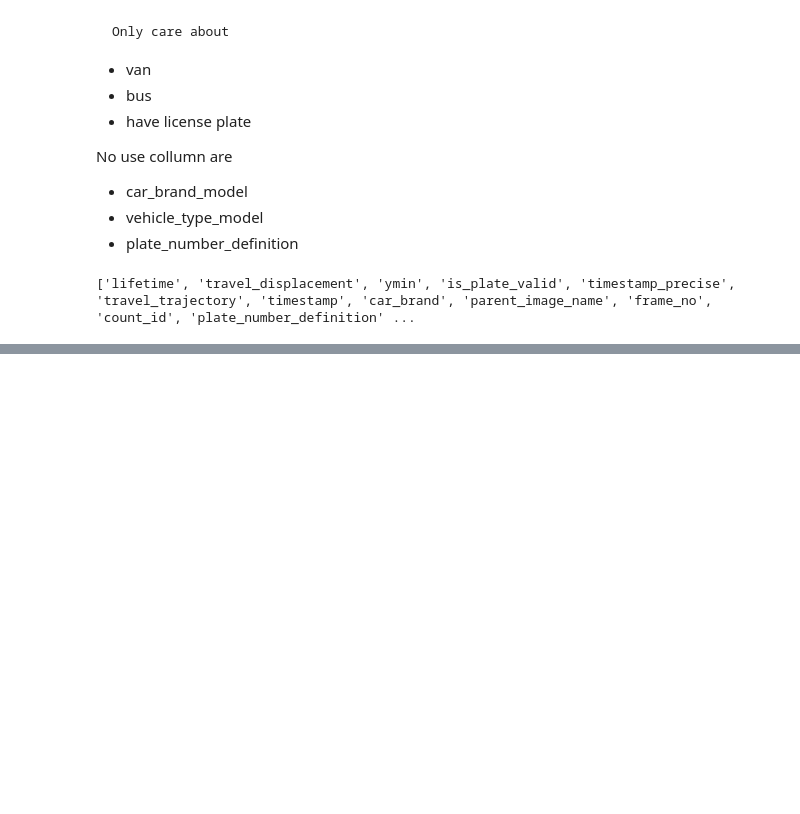
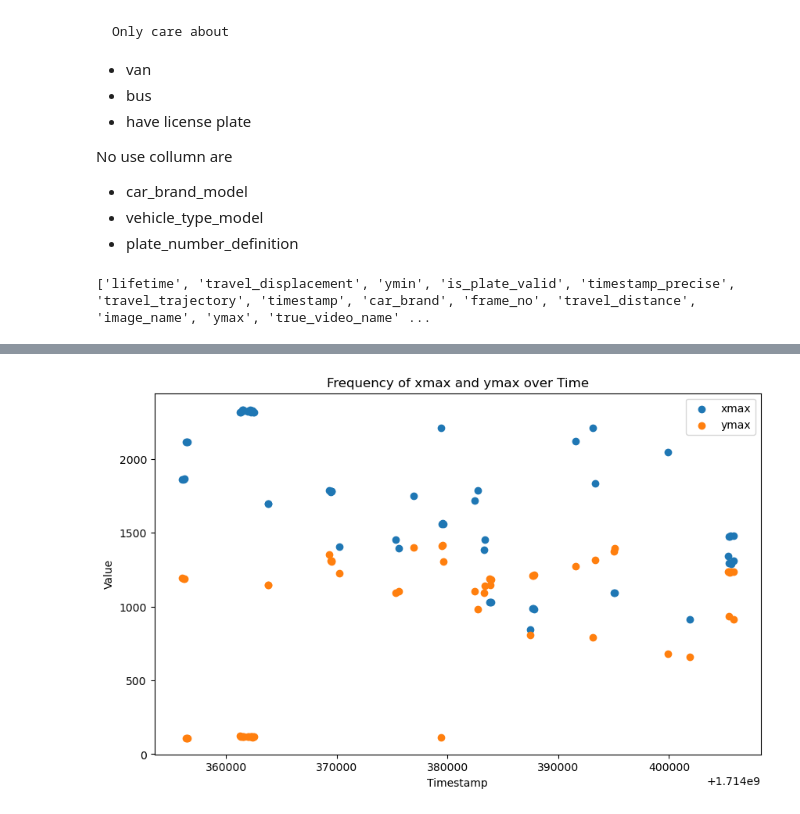
Before and after one commit to JeansAthiwat/parking-customer-count, a Jupyter notebook: 00data_vis_vehicle.ipynb, the cells around one changed output, grey strips where cells are left out. Cells and saved outputs as stored; diff of their text form; code cells hidden in the pictures; blank space fills up the shorter version.

```diff
--- a/00data_vis_vehicle.ipynb
+++ b/00data_vis_vehicle.ipynb
@@ -27,15 +27,17 @@ No use collumn are
 - car_brand_model
 - vehicle_type_model
 - plate_number_definition
-# %%
-print(list(df_vehicle))
-# %% [output]
-['lifetime', 'travel_displacement', 'ymin', 'is_plate_valid', 'timestamp_precise', 'travel_trajectory', 'timestamp', 'car_brand', 'parent_image_name', 'frame_no', 'count_id', 'plate_number_definition' ...
+# %%
+df_vehicle = Preprocess.df_clean_vehicle(df_vehicle=df_vehicle,drop_na=[])
+print(list(df_vehicle))
+# %% [output]
+['lifetime', 'travel_displacement', 'ymin', 'is_plate_valid', 'timestamp_precise', 'travel_trajectory', 'timestamp', 'car_brand', 'frame_no', 'travel_distance', 'image_name', 'ymax', 'true_video_name' ...
 # %%
-df_vehicle = Preprocess.df_clean_vehicle(df_vehicle=df_vehicle,drop_na=[])
+
 # sorted_vehicle =
 # print(sorted_vehicle.corr(numeric_only=True))
 print(df_vehicle.sort_values(by=conf.VEHICLE_INTEREST_SNAPSHOT)[conf.VEHICLE_INTEREST_SNAPSHOT].to_string())
+df_vehicle = df_vehicle[df_vehicle['camera'] == 'mbk-14-14-vehicle-snapshot']
 # %% [output]
                           camera       timestamp_precise  xmin  xmax  ymin  ymax    lifetime plate_number similarized_plate_number vehicle_type  vehicle_type_confidence
 1517           mbk-14-11-vehicle 2024-04-29 02:57:57.316  1021  1717     0   217    1.879000      1ฒต9585                  1ฒด9585        truck                 0.407973
@@ -54,3 +56,19 @@ print(df_vehicle.sort_values(by=conf.VEHICLE_INTEREST_SNAPSHOT)[conf.VEHICLE_INT
 135   mbk-14-14-vehicle-snapshot 2024-04-29 15:47:29.923   290  1290     4  1234   37.469000          NaN                      NaN          van                 0.985851
 131   mbk-14-14-vehicle-snapshot 2024-04-29 15:49:59.281   292  1482    16  1236   36.870000          NaN                      NaN          van                 0.835037
 129   mbk-14-14-vehicle-snapshot 2024-04-29 15:49:59.281   842  1311   274   911   74.379000          NaN                      NaN          van                 0.350404
+# %%
+import matplotlib.pyplot as plt
+df_vehicle = df_vehicle[:300]
+plt.figure(figsize=(10, 6))
+
+plt.scatter(df_vehicle['timestamp_unix'], df_vehicle['xmax'], label='xmax')
+plt.scatter(df_vehicle['timestamp_unix'], df_vehicle['ymax'], label='ymax')
+
+plt.xlabel('Timestamp')
+plt.ylabel('Value')
+plt.title('Frequency of xmax and ymax over Time')
+plt.legend()
+
+plt.show()
+# %% [output]
+[figure, added]
```
Also changed, not shown: 6 other files.
